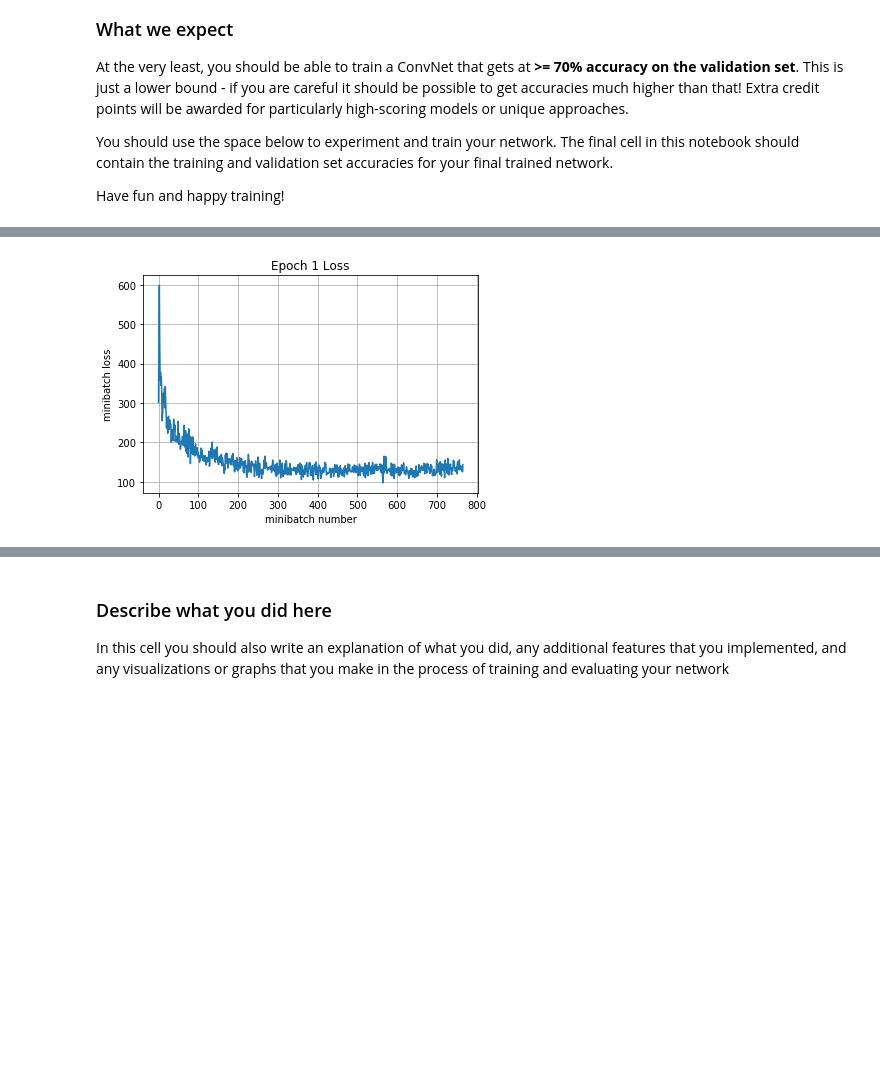
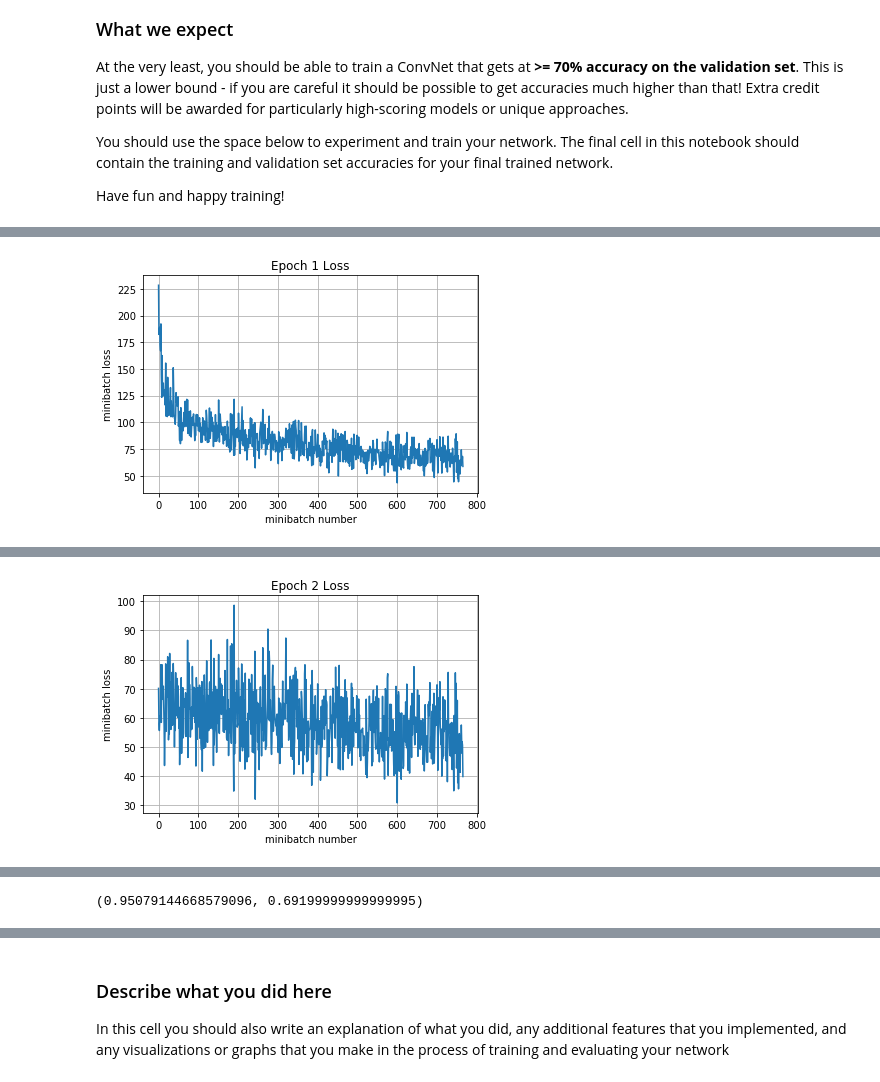
Before and after one commit to JackTroy/JupyterNotebook, a Jupyter notebook: CS231n/Assignments/assignment2/TensorFlow.ipynb, the cells around one changed output, grey strips where cells are left out. Saved outputs shown, nothing was run; the diff lists cells and outputs as text; code cells hidden in the pictures; blank space fills up the shorter version.

```diff
--- a/CS231n/Assignments/assignment2/TensorFlow.ipynb
+++ b/CS231n/Assignments/assignment2/TensorFlow.ipynb
@@ -153,7 +153,7 @@ You should see a validation loss of around 0.4 to 0.6 and an accuracy of 0.30 to
 # %%
 def run_model(session, predict, loss_val, Xd, yd,
               epochs=1, batch_size=64, print_every=100,
-              training=None, plot_losses=False, prob=1):
+              training=None, plot_losses=False, rate=0.0):
     # have tensorflow compute accuracy
     correct_prediction = tf.equal(tf.argmax(predict,1), y)
     accuracy = tf.reduce_mean(tf.cast(correct_prediction, tf.float32))
@@ -184,8 +184,9 @@ def run_model(session, predict, loss_val, Xd, yd,
             # create a feed dictionary for this batch
             feed_dict = {X: Xd[idx,:],
                          y: yd[idx],
-                         is_training: training_now,
-                         keep_prob: prob}
+                         is_training: training_now}
+            if rate != 0.0
+                feed_dict[drop_rate] = rate
             # get batch size
             actual_batch_size = yd[i:i+batch_size].shape[0]
 
@@ -216,7 +217,7 @@ def run_model(session, predict, loss_val, Xd, yd,
     return total_loss,total_correct
 
 with tf.Session() as sess:
-    with tf.device("/cpu:0"): #"/cpu:0" or "/gpu:0"
+    with tf.device("/gpu:0"): #"/cpu:0" or "/gpu:0"
         sess.run(tf.global_variables_initializer())
         print('Training')
         run_model(sess,y_out,mean_loss,X_train,y_train,1,64,100,train_step,True)
@@ -248,35 +251,21 @@ is_training = tf.placeholder(tf.bool)
 
 # define model
 def complex_model(X,y,is_training):
-    #define weights
-
-    #setup variables
-    Wconv1 = tf.get_variable("Wconv1", shape=[7, 7, 3, 32])
-    bconv1 = tf.get_variable("bconv1", shape=[32])
-
-    update_ops = tf.get_collection(tf.GraphKeys.UPDATE_OPS)
-
-    W1 = tf.get_variable("W1", shape=[5408, 1024])
-    b1 = tf.get_variable("b1", shape=[1024])
-
-    W2 = tf.get_variable("W2", shape=[1024, 10])
-    b2 = tf.get_variable("b2", shape=[10])
-
     # define our graph
-    a1 = tf.nn.conv2d(X, Wconv1, strides=[1,1,1,1], padding='VALID') + bconv1
-    h1 = tf.nn.relu(a1)
+    # 7 7 conv
+    a1 = tf.layers.conv2d(inputs=X, filters=32, kernel_size=(7, 7), activation=tf.nn.relu)
 
     #batch norm
-    bn1 = tf.contrib.layers.batch_norm(h1, is_training=is_training)
+    bn1 = tf.layers.batch_normalization(a1, training=is_training)
 
-    #bn1 = tf.nn.batch_normalization(h1, mean1, variance1, beta1, gamma1, 1e-5)
-    mp1 = tf.nn.max_pool(bn1, ksize=[1, 2, 2, 1], strides=[1, 2, 2, 1], padding='VALID')
+    #max pool
+    mp1 = tf.layers.max_pooling2d(inputs=bn1, pool_size=(2, 2), strides=(2, 2))
 
+    #affine
     #note that after pooling, H & W decrease
     mp1_flat = tf.reshape(mp1, [-1, 5408])
-    a2 = tf.matmul(mp1_flat, W1) + b1
-    h2 = tf.nn.relu(a2)
-    a3 = tf.matmul(h2, W2) + b2
+    a2 = tf.layers.dense(inputs=mp1_flat, units=1024, activation=tf.nn.relu)
+    a3 = tf.layers.dense(inputs=a2, units=10)
     return a3
 
 y_out = complex_model(X,y,is_training)
@@ -311,7 +300,7 @@ Now, we're going to try and start the model under the GPU device, the rest of th
 # %%
 try:
     with tf.Session() as sess:
-        with tf.device("/cpu:0") as dev: #"/cpu:0" or "/gpu:0"
+        with tf.device("/gpu:0") as dev: #"/cpu:0" or "/gpu:0"
             tf.global_variables_initializer().run()
 
             ans = sess.run(y_out,feed_dict={X:x,is_training:True})
@@ -523,8 +514,8 @@ sess = tf.Session()
 
 sess.run(tf.global_variables_initializer())
 print('Training')
-run_model(sess,y_out,loss,X_train,y_train,2,64,100,train_step,True)
+run_model(sess,y_out,mean_loss,X_train,y_train,2,64,100,train_step,True, rate=0.5)
 print('Validation')
-run_model(sess,y_out,loss,X_val,y_val,1,64)
+run_model(sess,y_out,mean_loss,X_val,y_val,1,64, rate=0.5)
 # %% [output]
 Training
@@ -540 +531 @@ Epoch 1, Overall loss = 2.32 and accuracy of 0.418
-[figure, old version]
+[figure, new version]
@@ -546,0 +541 @@ Iteration 1300: with minibatch training loss = 1.92 and accuracy of 0.47
+[figure, added]
@@ -547,3 +544,4 @@ Iteration 1300: with minibatch training loss = 1.92 and accuracy of 0.47
+(0.95079144668579096, 0.69199999999999995)
 # %%
 # Test your model here, and make sure
 # the output of this cell is the accuracy
```
Also changed, not shown: parts of 9 cells of this notebook, 1 other file.
